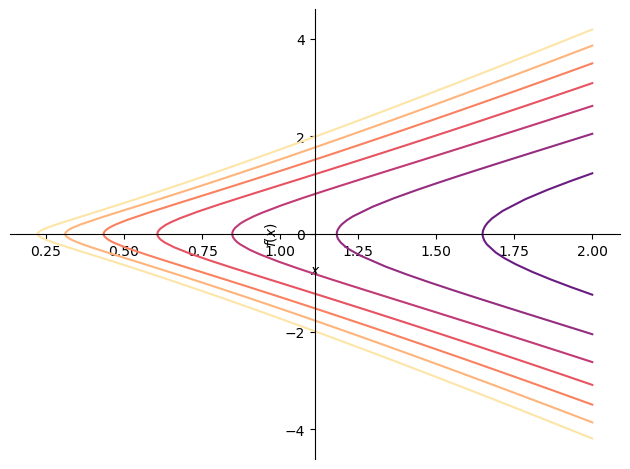
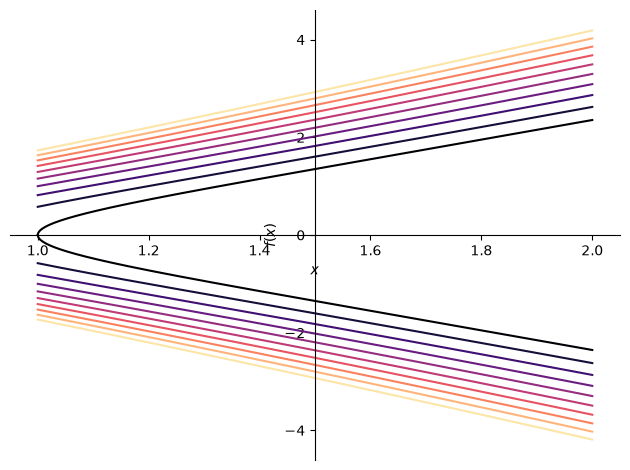
Code edit (unified diff) that turned the first committed figure into the second:
--- before
+++ after
@@ -4,10 +4,11 @@
 
 N = 10
+C1 = symbols('C1')
 
 eqs = []
-for c in np.linspace(-3, 3, N):
-    eqs.append(y_[0].rhs.subs(symbols('C1'), c))
-    eqs.append(y_[1].rhs.subs(symbols('C1'), c))
-p = plotting.plot(*eqs, (x, -2, 2), show=False)
+for c in np.linspace(0, 3, N):
+    eqs.append(y_[0].rhs.subs(C1, c))
+    eqs.append(y_[1].rhs.subs(C1, c))
+p = plotting.plot(*eqs, (x, 1, 2), show=False)
 
 cm = plt.get_cmap('magma', N*2)

Commit: update